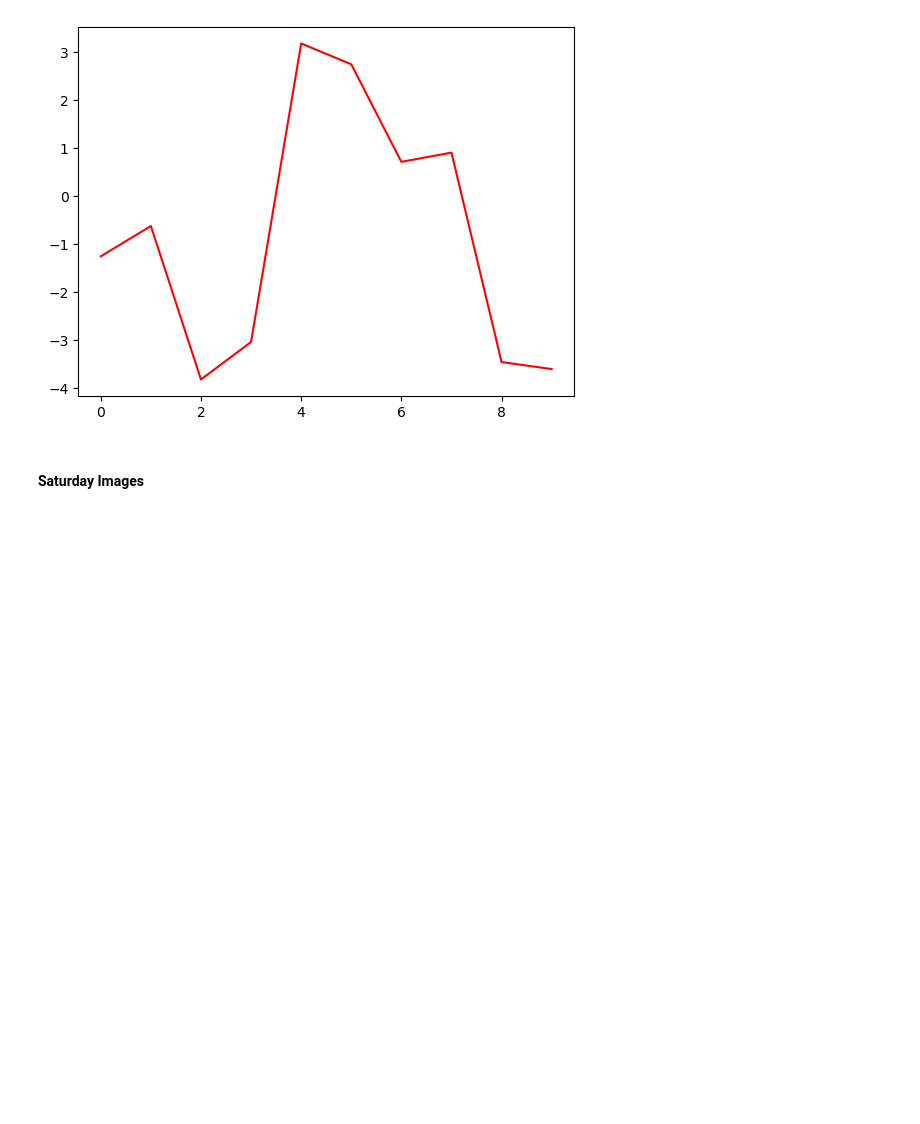
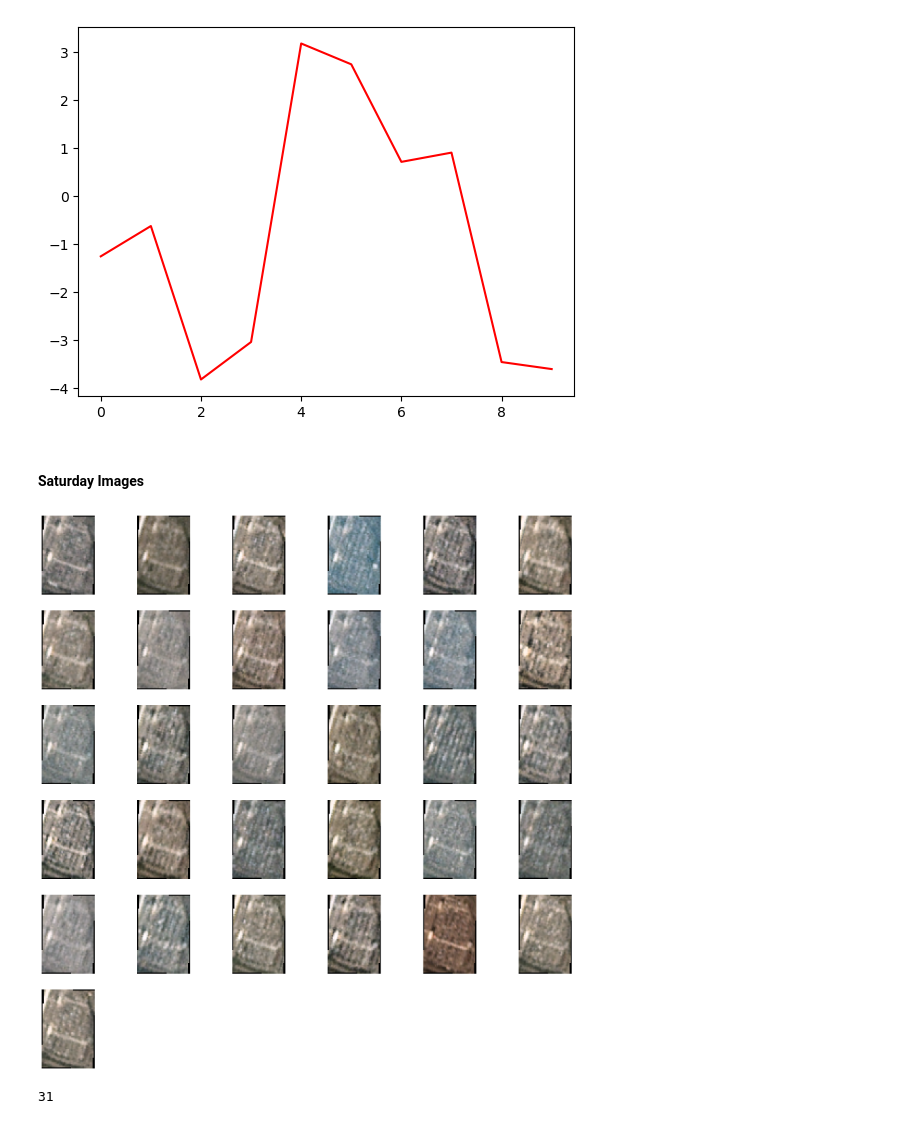
Before and after one commit to akansh12/LR-car_detect_research, a Jupyter notebook: notebooks/variance.ipynb, the cells around one changed output. Saved outputs shown, nothing was run; the diff lists cells and outputs as text; code cells hidden in the pictures; blank space fills up the shorter version.

```diff
--- a/notebooks/variance.ipynb
+++ b/notebooks/variance.ipynb
@@ -233,3 +233,16 @@ plt.plot(std_diff, label='std_diff', color='red')
 [figure]
 # %% [markdown]
 #### Saturday Images
+# %%
+plt.figure(figsize=(20,20))
+for i in range(len(df[df.day == 'Saturday'])):
+    plt.subplot(6,6,i+1)
+    img = rioxarray.open_rasterio(df[df.day == 'Saturday'].image_path.values[i])
+    plt.imshow(img.data[0:3].transpose(1, 2, 0))
+    plt.axis('off')
+# %% [output]
+[figure, added]
+# %%
+len(df[df.day == 'Saturday'])
+# %% [output]
+31
```
